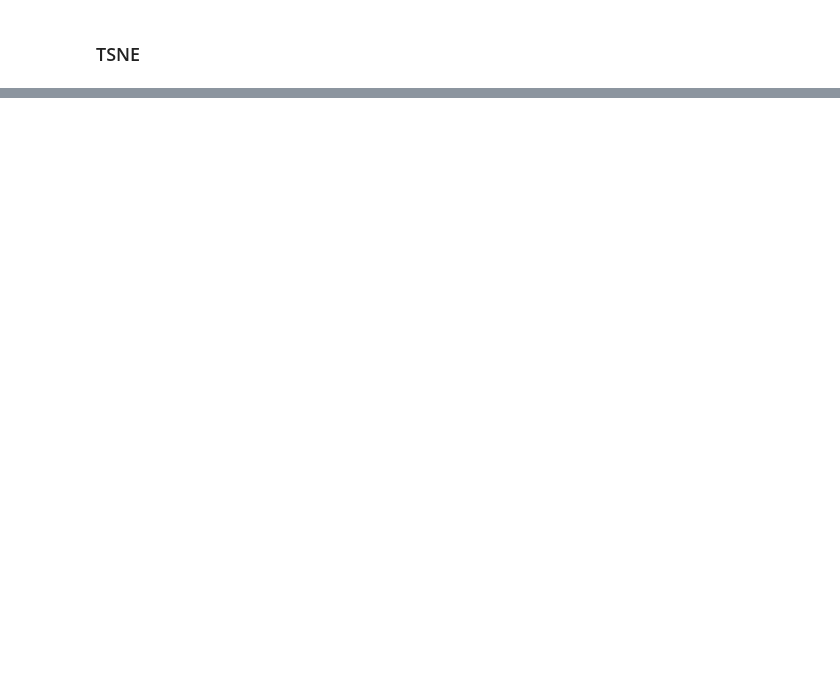
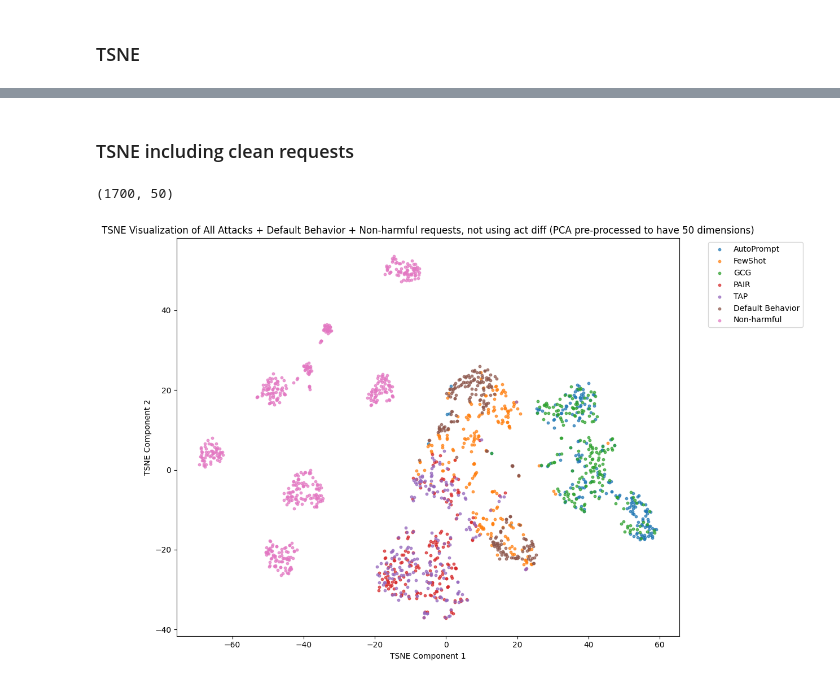
Before and after one commit to abhay-sheshadri/sae_experiments, a Jupyter notebook: jailbreak_act_analysis.ipynb, the cells around one changed output, grey strips where cells are left out. Cells and saved outputs as stored; diff of their text form; code cells hidden in the pictures; blank space fills up the shorter version.

```diff
--- a/jailbreak_act_analysis.ipynb
+++ b/jailbreak_act_analysis.ipynb
@@ -402,0 +579,74 @@ TSNE result shape: (1000, 2)
+# %% [markdown]
+### TSNE including clean requests
+# %%
+clean_data = pd.read_csv("tasks/harmbench/data/clean_behaviors.csv")
+clean_text = apply_chat_template(clean_data["goal"].tolist())
+
+clean_acts = retrieve_acts(model, clean_text, batch_size=16, layer=12).cpu().float().numpy()
+
+import numpy as np
+import matplotlib.pyplot as plt
+from sklearn.manifold import TSNE
+from sklearn.decomposition import PCA
+from sklearn.preprocessing import StandardScaler
+
+# Set up the plot
+plt.figure(figsize=(12, 8))
+
+# Prepare data for combined PCA and TSNE
+combined_data = []
+labels = []
+# colors = plt.cm.rainbow(np.linspace(0, 1, len(test_attacks)))
+
+for i, attack_name in enumerate(test_attacks):
+    # Add to combined data
+    combined_data.append(act_dict[attack_name])
+    labels.extend([attack_name] * act_dict[attack_name].shape[0])
+
+combined_data.append(act_dict["default_behavior"])
+labels.extend(["Default Behavior"] * act_dict["default_behavior"].shape[0])
+
+combined_data.append(clean_acts)
+labels.extend(["Non-harmful"] * clean_acts.shape[0])
+
+# Combine all data
+combined_data = np.vstack(combined_data)
+
+# Standardize the data
+scaler = StandardScaler()
+combined_data_scaled = scaler.fit_transform(combined_data)
+
+# Apply PCA to all data
+pca = PCA(n_components=50)
+combined_data_pca = pca.fit_transform(combined_data_scaled)
+
+display(combined_data_pca.shape)
+# Apply TSNE to the PCA-reduced data
+tsne = TSNE(n_components=2, random_state=42)
+tsne_results = tsne.fit_transform(combined_data_pca)
+
+# Plot each attack
+for i, attack_name in enumerate(test_attacks + ["Default Behavior", "Non-harmful"]):
+    mask = np.array(labels) == attack_name
+    plt.scatter(tsne_results[mask, 0], tsne_results[mask, 1],
+                label=attack_name, alpha=0.7, s=10)  # s=10 for smaller points
+
+plt.title('TSNE Visualization of All Attacks + Default Behavior + Non-harmful requests, not using act diff (PCA pre-processed to have 50 dimensions)')
+plt.xlabel('TSNE Component 1')
+plt.ylabel('TSNE Component 2')
+plt.legend(bbox_to_anchor=(1.05, 1), loc='upper left')
+plt.tight_layout()
+plt.show()
+
+# Print the explained variance ratio of the PCA
+print("Explained variance ratio of PCA:")
+print(pca.explained_variance_ratio_)
+print(f"Sum of explained variance ratio: {np.sum(pca.explained_variance_ratio_):.4f}")
+
+# Optional: Print the shape of the data at each step
+print(f"Original combined data shape: {combined_data.shape}")
+print(f"PCA-reduced data shape: {combined_data_pca.shape}")
+print(f"TSNE result shape: {tsne_results.shape}")
+# %% [output]
+(1700, 50)
+[figure, added]
```
Also changed, not shown: parts of 14 cells of this notebook.
